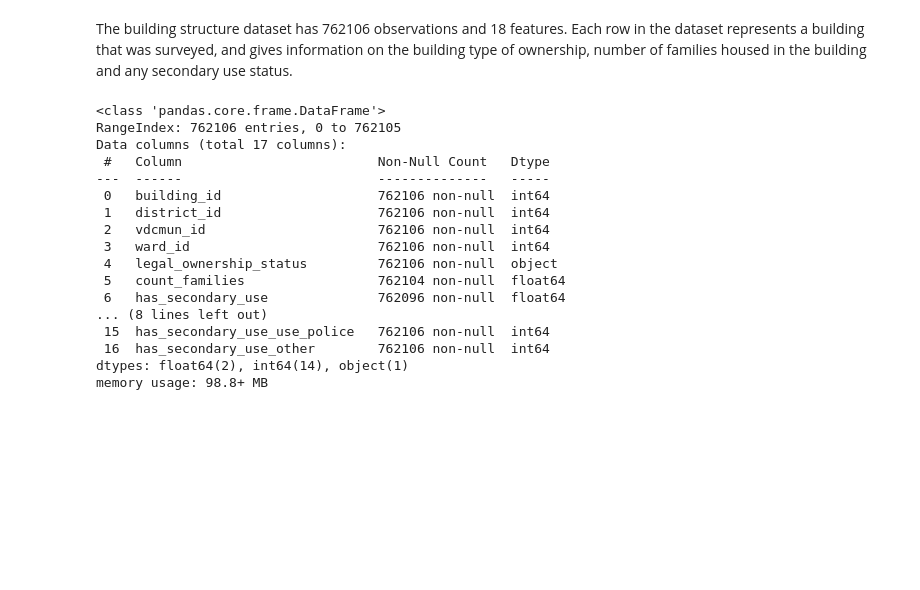
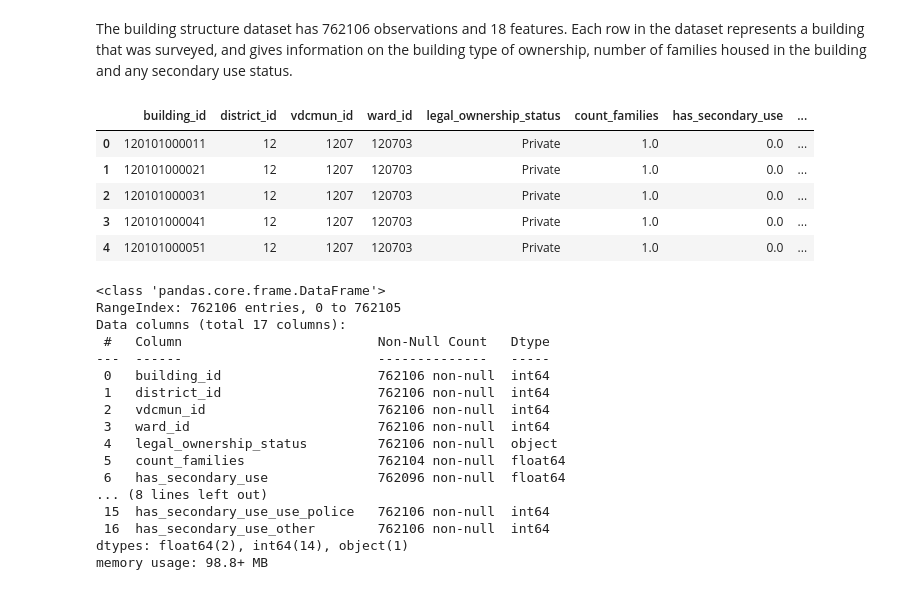
Before and after one commit to Yeshi341/structural_damage_from_earthquake, a Jupyter notebook: pre_model/data_cleaning.ipynb, the cells around one changed output. Saved outputs shown, nothing was run; the diff lists cells and outputs as text; code cells hidden in the pictures; blank space fills up the shorter version.

```diff
--- a/pre_model/data_cleaning.ipynb
+++ b/pre_model/data_cleaning.ipynb
@@ -31,8 +34,15 @@ building_use_df.shape
 # %% [markdown]
 The building structure dataset has 762106 observations and 18 features. Each row in the dataset represents a building that was surveyed, and gives information on the building type of ownership, number of families housed in the building and any secondary use status.
 # %%
-# # Uncomment to preview data
-# building_use_df.head()
+# Uncomment to preview data
+building_use_df.head()
+# %% [output]
+|  | building_id | district_id | vdcmun_id | ward_id | legal_ownership_status | count_families | has_secondary_use | ... |
+| 0 | 120101000011 | 12 | 1207 | 120703 | Private | 1.0 | 0.0 | ... |
+| 1 | 120101000021 | 12 | 1207 | 120703 | Private | 1.0 | 0.0 | ... |
+| 2 | 120101000031 | 12 | 1207 | 120703 | Private | 1.0 | 0.0 | ... |
+| 3 | 120101000041 | 12 | 1207 | 120703 | Private | 1.0 | 0.0 | ... |
+| 4 | 120101000051 | 12 | 1207 | 120703 | Private | 1.0 | 0.0 | ... |
 # %%
 # # Uncomment to preview data columns
 # building_use_df.columns
```
Also changed, not shown: parts of 1 cell of this notebook, 3 other files.
